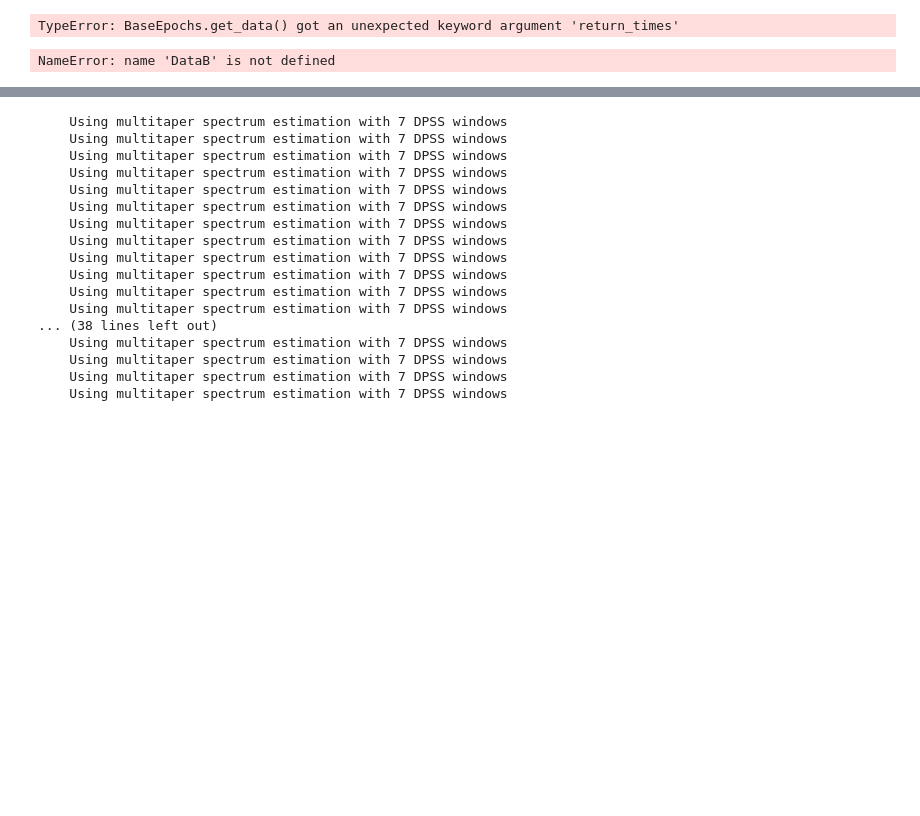
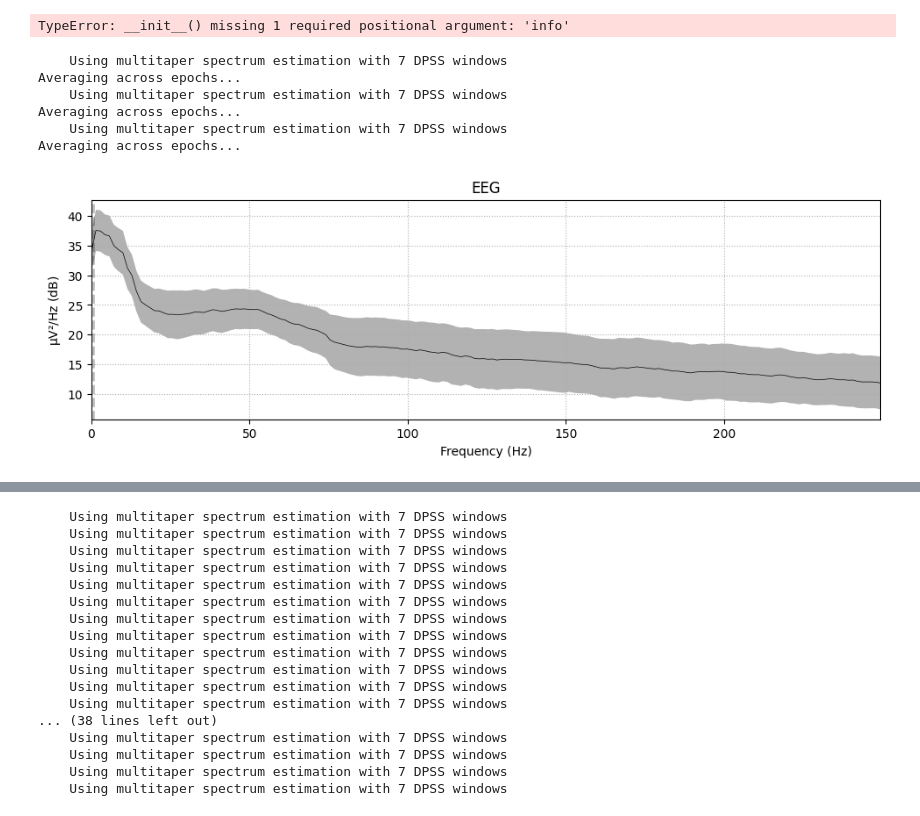
Before and after one commit to AndrlmMass/Ketamine-project, a Jupyter notebook: DataAnalysis/EEG_analysis/MainAnal/SpectrumAnalyses.ipynb, the cells around one changed output, grey strips where cells are left out. Drawn from its saved outputs; the diff is of its cells as text; code cells hidden in the pictures; blank space fills up the shorter version.

```diff
--- a/DataAnalysis/EEG_analysis/MainAnal/SpectrumAnalyses.ipynb
+++ b/DataAnalysis/EEG_analysis/MainAnal/SpectrumAnalyses.ipynb
@@ -20,7 +20,7 @@ for folder in os.listdir(root_folder):
         file_path = os.path.join(folder, filename)
         with open(file_path,'rb') as g:
             raw = pickle.load(g)
-        raw_arr, times = raw.get_data(return_times = True)
+        raw = mne.io.RawArray(raw)
         #Get the participant ID
         ID = filename.split('_',maxsplit=1)[0]
         #Get condition
@@ -30,14 +30,14 @@ for folder in os.listdir(root_folder):
         elif 'EO' in cond:
             cond = 'EO'
         #Add array element to dictionary
-        DataB[cond][ID] = raw_arr
+        DataB[cond][ID] = raw
 nu_fold = 'M:\\pc\\Dokumenter\\GitHub\\Ketamine-project\\DataAnalysis\\EEG_analysis\\MainAnal\\SpectrumAnal'
 
 with open(nu_fold + '\\DataB.pkl', 'wb') as f:
         pickle.dump(DataB, f)
 f.close()
 # %% [output]
-TypeError: BaseEpochs.get_data() got an unexpected keyword argument 'return_times'
+TypeError: __init__() missing 1 required positional argument: 'info'
 # %%
 #Create dictionary with all the data grouped by condition
 
@@ -74,7 +74,3 @@ file_path = "M:\\pc\\Dokumenter\\GitHub\\Ketamine-project\\DataAnalysis\\EEG_ana
 with open(file_path,'rb') as g:
             raw = pickle.load(g)
 DataB = raw.copy()
-# %%
-print(DataB.shape)
-# %% [output]
-NameError: name 'DataB' is not defined
@@ -80,0 +83,13 @@ NameError: name 'DataB' is not defined
+# %%
+%matplotlib qt
+DataB['EO']['2001'].compute_psd(method='multitaper').plot(average=True)
+DataB['EC']['2001'].compute_psd(method='multitaper').plot(average=True)
+DataB['SED_1']['2001'].compute_psd(method='multitaper').plot(average=True)
+# %% [output]
+    Using multitaper spectrum estimation with 7 DPSS windows
+Averaging across epochs...
+    Using multitaper spectrum estimation with 7 DPSS windows
+Averaging across epochs...
+    Using multitaper spectrum estimation with 7 DPSS windows
+Averaging across epochs...
+[figure, added]
```
Also changed, not shown: parts of 8 cells of this notebook, 1 other file.
